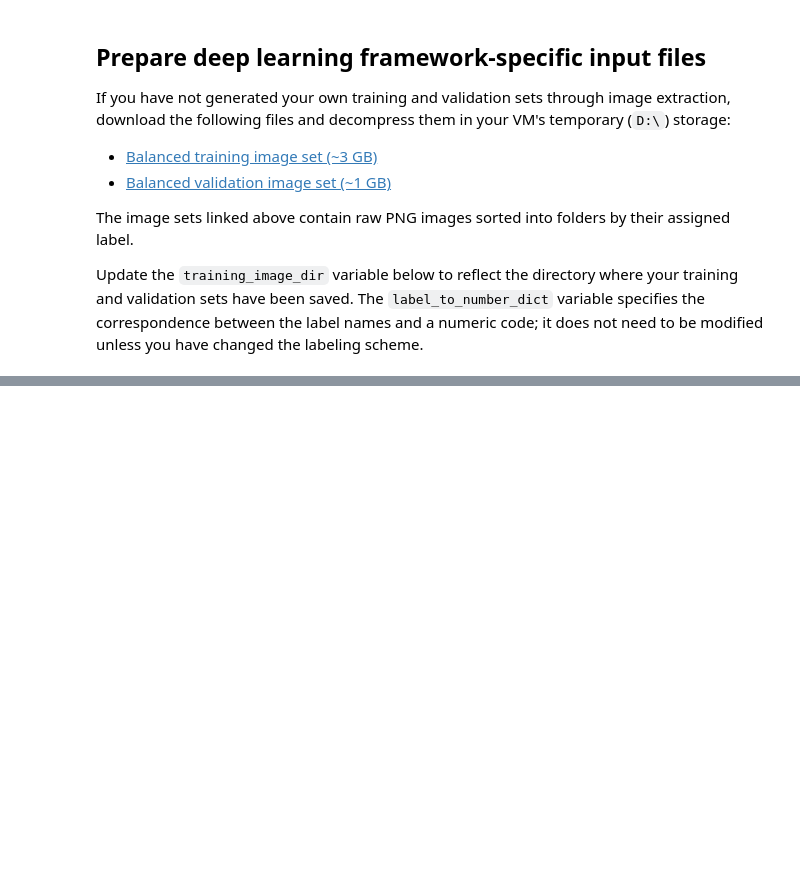
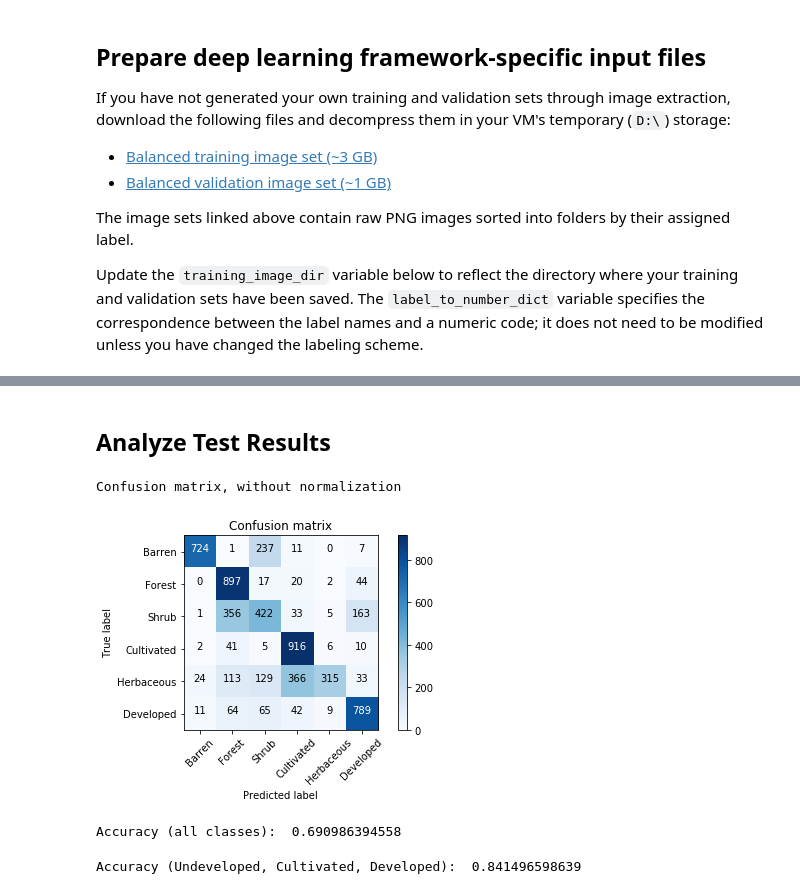
Before and after one commit to tyler-romero/LandUseClassification, a Jupyter notebook: tensorflow_from_scratch.ipynb, the cells around one changed output, grey strips where cells are left out. Saved outputs shown, nothing was run; the diff lists cells and outputs as text; code cells hidden in the pictures; blank space fills up the shorter version.

```diff
--- a/tensorflow_from_scratch.ipynb
+++ b/tensorflow_from_scratch.ipynb
@@ -210,0 +200,19 @@ metrics = {
+# %%
+if 'train_data' in locals():
+    print("Freeing up memory...")
+    del train_data
+
+if 'eval_data' in locals():
+    print("Freeing up memory...")
+    del eval_data
+
+if 'test_data' in locals():
+    print("Freeing up memory...")
+    del test_data
+
+print("Load testing data")
+test_info = luc.gather_image_paths(image_dir, label_to_number_dict, connection_string, mode="test")
+test_data, test_labels = luc.load_data(test_info)
+
+print(test_data.shape)
+print(test_labels.shape)
@@ -211,9 +230,7 @@ metrics = {
 # %%
 # Evaluate the model and print results
-eval_results = classifier.score(
-    x=eval_data,
-    y=eval_labels,
-    metrics=metrics
+test_predictions = classifier.predict(
+    x=test_data,
+    batch_size=128
 )
-print(eval_results)
 # %% [output]
@@ -228,0 +240,25 @@ INFO:tensorflow:Saving dict for global step 5000: accuracy = 0.732483, global_st
+# %% [markdown]
+## Analyze Test Results
+# %%
+y_pred = test_predictions['classes']
+y_true = test_labels
+cm = confusion_matrix(y_true, y_pred)
+luc.plot_confusion_matrix(cm, ["Barren", "Forest", "Shrub", "Cultivated", "Herbaceous", "Developed"])
+# %% [output]
+Confusion matrix, without normalization
+[figure, added]
+# %%
+# Accuracy (all classes)
+accuracy = accuracy_score(y_true, y_pred)
+print("Accuracy (all classes): ", accuracy)
+# %% [output]
+Accuracy (all classes):  0.690986394558
+# %%
+# Accuracy (Undeveloped, Cultivated, Developed)
+y_true = luc.merge_classes(y_true)
+y_pred = luc.merge_classes(y_pred)
+
+accuracy = accuracy_score(y_true, y_pred)
+print("Accuracy (Undeveloped, Cultivated, Developed): ", accuracy)
+# %% [output]
+Accuracy (Undeveloped, Cultivated, Developed):  0.841496598639
```
Also changed, not shown: parts of 21 cells of this notebook, 22 other files.
